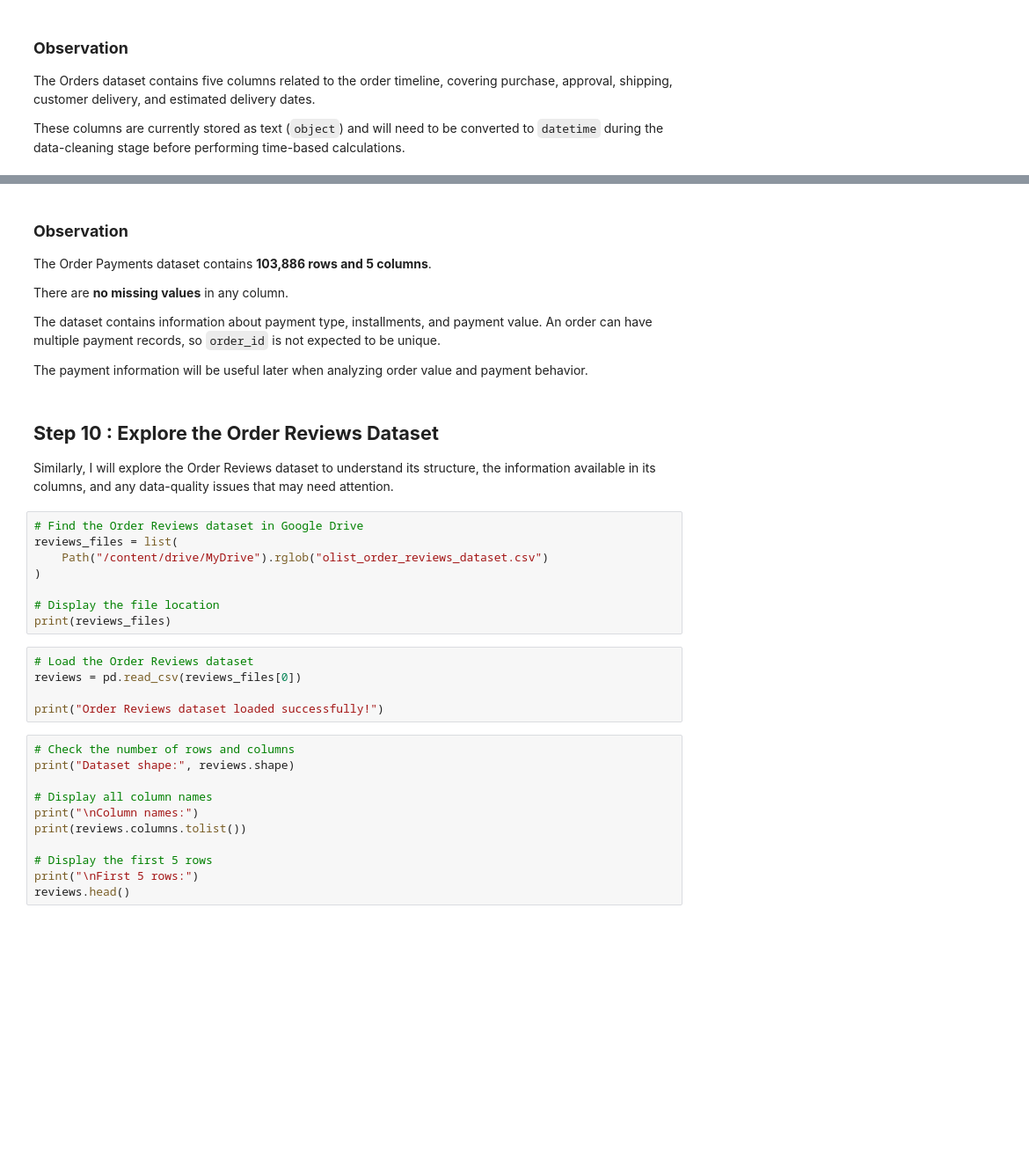
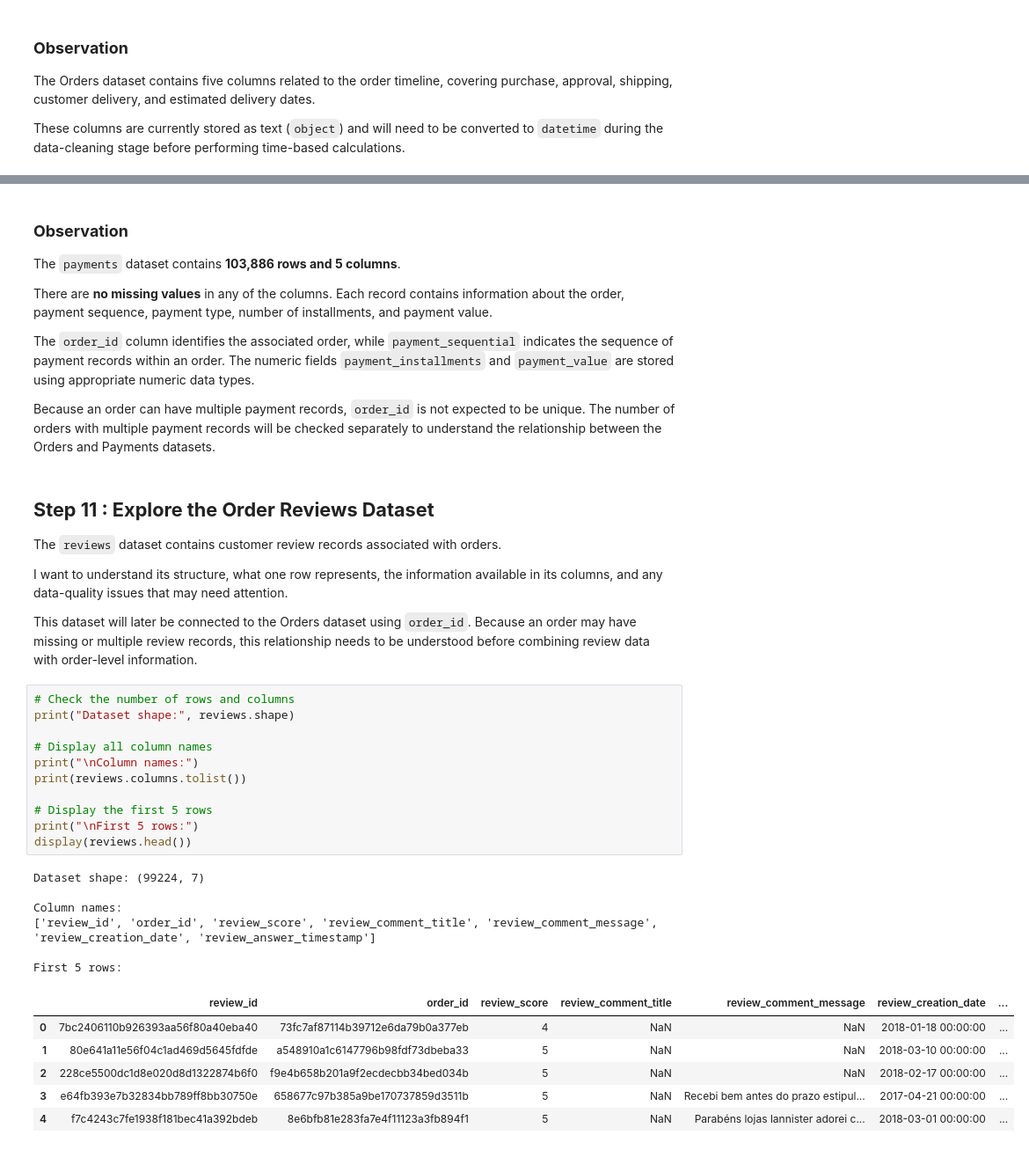
Before and after one commit to pranjallllllll/olist-ecommerce-analytics, a Jupyter notebook: notebooks/01_Data_Exploration.ipynb, the cells around one changed output, grey strips where cells are left out. Shown at 88% size. Cells and saved outputs as stored; diff of their text form; blank space fills up the shorter version.

```diff
--- a/notebooks/01_Data_Exploration.ipynb
+++ b/notebooks/01_Data_Exploration.ipynb
@@ -485,46 +799,56 @@ print(payments.isnull().sum())
 # %% [markdown]
 ### **Observation**
 
-The Order Payments dataset contains **103,886 rows and 5 columns**.
+The `payments` dataset contains **103,886 rows and 5 columns**.
 
-There are **no missing values** in any column.
+There are **no missing values** in any of the columns. Each record contains
+information about the order, payment sequence, payment type, number of
+installments, and payment value.
 
-The dataset contains information about payment type, installments, and payment
-value. An order can have multiple payment records, so `order_id` is not
-expected to be unique.
+The `order_id` column identifies the associated order, while
+`payment_sequential` indicates the sequence of payment records within an
+order. The numeric fields `payment_installments` and `payment_value` are
+stored using appropriate numeric data types.
 
-The payment information will be useful later when analyzing order value and
-payment behavior.
+Because an order can have multiple payment records, `order_id` is not expected
+to be unique. The number of orders with multiple payment records will be
+checked separately to understand the relationship between the Orders and
+Payments datasets.
 # %% [markdown]
-## **Step 10 : Explore the Order Reviews Dataset**
+## **Step 11 : Explore the Order Reviews Dataset**
 
-Similarly, I will explore the Order Reviews dataset to understand its
-structure, the information available in its columns, and any data-quality
-issues that may need attention.
+The `reviews` dataset contains customer review records associated with orders.
+
+I want to understand its structure, what one row represents, the information
+available in its columns, and any data-quality issues that may need attention.
+
+This dataset will later be connected to the Orders dataset using `order_id`.
+Because an order may have missing or multiple review records, this relationship
+needs to be understood before combining review data with order-level information.
-# %%
-# Find the Order Reviews dataset in Google Drive
-reviews_files = list(
-    Path("/content/drive/MyDrive").rglob("olist_order_reviews_dataset.csv")
-)
-
-# Display the file location
-print(reviews_files)
-# %%
-# Load the Order Reviews dataset
-reviews = pd.read_csv(reviews_files[0])
-
-print("Order Reviews dataset loaded successfully!")
 # %%
 # Check the number of rows and columns
 print("Dataset shape:", reviews.shape)
 
 # Display all column names
 print("\nColumn names:")
 print(reviews.columns.tolist())
 
 # Display the first 5 rows
 print("\nFirst 5 rows:")
-reviews.head()
+display(reviews.head())
+# %% [output]
+Dataset shape: (99224, 7)
+
+Column names:
+['review_id', 'order_id', 'review_score', 'review_comment_title', 'review_comment_message', 'review_creation_date', 'review_answer_timestamp']
+
+First 5 rows:
+|  | review_id | order_id | review_score | review_comment_title | review_comment_message | review_creation_date | ... |
+| 0 | 7bc2406110b926393aa56f80a40eba40 | 73fc7af87114b39712e6da79b0a377eb | 4 | NaN | NaN | 2018-01-18 00:00:00 | ... |
+| 1 | 80e641a11e56f04c1ad469d5645fdfde | a548910a1c6147796b98fdf73dbeba33 | 5 | NaN | NaN | 2018-03-10 00:00:00 | ... |
+| 2 | 228ce5500dc1d8e020d8d1322874b6f0 | f9e4b658b201a9f2ecdecbb34bed034b | 5 | NaN | NaN | 2018-02-17 00:00:00 | ... |
+| 3 | e64fb393e7b32834bb789ff8bb30750e | 658677c97b385a9be170737859d3511b | 5 | NaN | Recebi bem antes do prazo estipul... | 2017-04-21 00:00:00 | ... |
+| 4 | f7c4243c7fe1938f181bec41a392bdeb | 8e6bfb81e283fa7e4f11123a3fb894f1 | 5 | NaN | Parabéns lojas lannister adorei c... | 2018-03-01 00:00:00 | ... |
 # %%
 # Check the data types and non-missing values in each column
 reviews.info()
```
Also changed, not shown: parts of 108 cells of this notebook, 1 other file.
